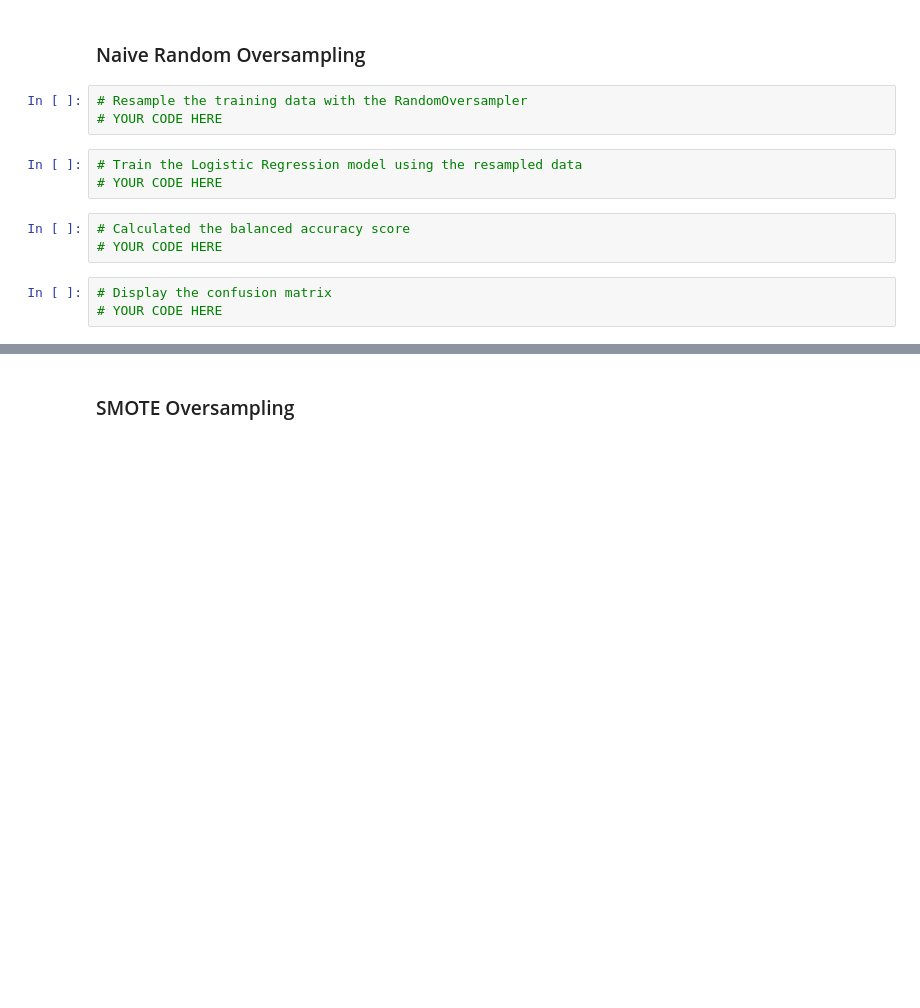
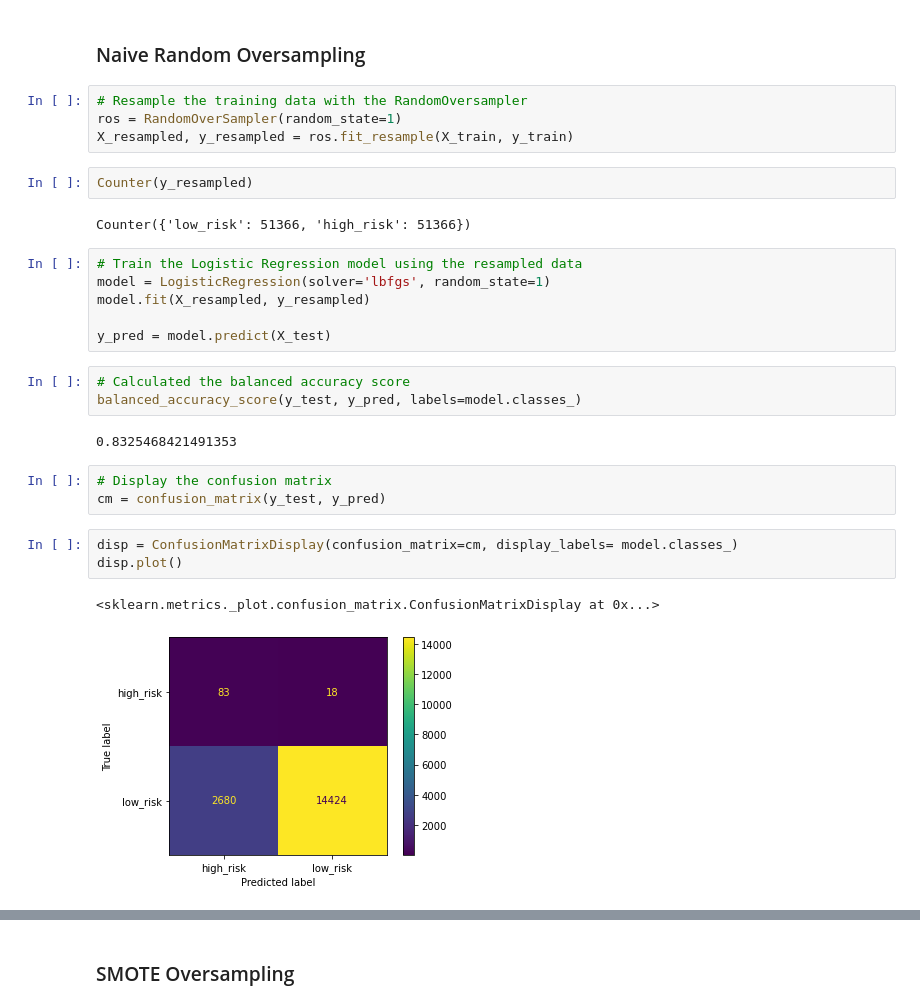
Before and after one commit to Mitcaz17/Credit_Risk_Analysis, a Jupyter notebook: credit_risk_resampling.ipynb, the cells around one changed output, grey strips where cells are left out. Cells and saved outputs as stored; diff of their text form; blank space fills up the shorter version.

```diff
--- a/credit_risk_resampling.ipynb
+++ b/credit_risk_resampling.ipynb
@@ -361,15 +378,31 @@ Note: Use a random state of 1 for each sampling algorithm to ensure consistency
 ### Naive Random Oversampling
 # %%
 # Resample the training data with the RandomOversampler
-# YOUR CODE HERE
+ros = RandomOverSampler(random_state=1)
+X_resampled, y_resampled = ros.fit_resample(X_train, y_train)
+# %%
+Counter(y_resampled)
+# %% [output]
+Counter({'low_risk': 51366, 'high_risk': 51366})
 # %%
 # Train the Logistic Regression model using the resampled data
-# YOUR CODE HERE
+model = LogisticRegression(solver='lbfgs', random_state=1)
+model.fit(X_resampled, y_resampled)
+
+y_pred = model.predict(X_test)
 # %%
 # Calculated the balanced accuracy score
-# YOUR CODE HERE
+balanced_accuracy_score(y_test, y_pred, labels=model.classes_)
+# %% [output]
+0.8325468421491353
 # %%
 # Display the confusion matrix
-# YOUR CODE HERE
+cm = confusion_matrix(y_test, y_pred)
+# %%
+disp = ConfusionMatrixDisplay(confusion_matrix=cm, display_labels= model.classes_)
+disp.plot()
+# %% [output]
+<sklearn.metrics._plot.confusion_matrix.ConfusionMatrixDisplay at 0x...>
+[figure, added]
 # %%
 # Print the imbalanced classification report
```
Also changed, not shown: parts of 20 cells of this notebook.
